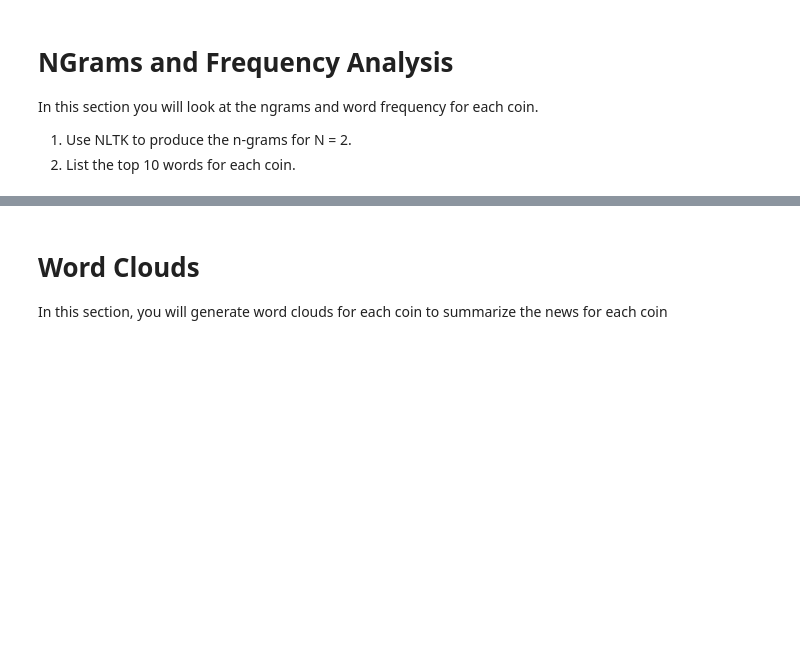
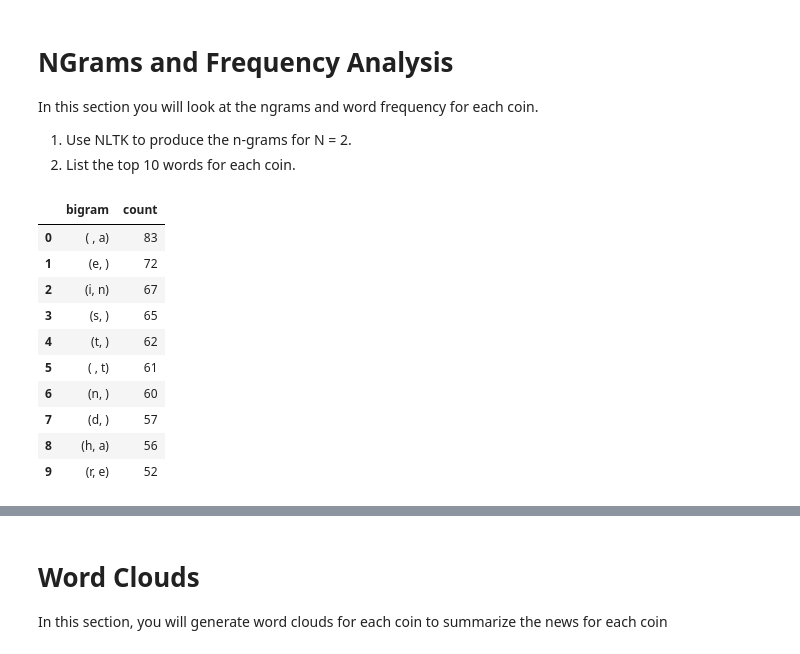
Before and after one commit to aalfiler/NLP, a Jupyter notebook: Code/crypto_sentiment.ipynb, the cells around one changed output, grey strips where cells are left out. Cells and saved outputs as stored; diff of their text form; code cells hidden in the pictures; blank space fills up the shorter version.

Commit message:
token and some n-gram

```diff
--- a/Code/crypto_sentiment.ipynb
+++ b/Code/crypto_sentiment.ipynb
@@ -203,0 +226,2 @@ import re
+# %%
+btc_big_string = ' '.join(btc_articles)
@@ -286,11 +284,21 @@ from collections import Counter
 from nltk import ngrams
 # %%
-# Generate the Bitcoin N-grams where N=2 - ERROR
-def btc_bigram_counter(btc_articles):
-    # Combine all articles in corpus into one large string
-    big_string = ' '.join(btc_articles)
-    bigrams = ngrams(btc_tokens, n=2)
-    top_10 = dict(Counter(bigrams).most_common(10))
-    return pd.DataFrame(list(top_10.items()), columns=['bigram', 'count'])
+# Generate the Bitcoin N-grams where N=2
+def btc_bigram_counter(btc_big_string):
+    bigrams = ngrams(btc_big_string, n=2)
+    btc_top_10 = dict(Counter(bigrams).most_common(10))
+    return pd.DataFrame(list(btc_top_10.items()), columns=['bigram', 'count'])
 
-btc_bigram_counter(btc_articles)
+btc_bigram_counter(btc_big_string)
+# %% [output]
+|  | bigram | count |
+| 0 | ( , a) | 83 |
+| 1 | (e, ) | 72 |
+| 2 | (i, n) | 67 |
+| 3 | (s, ) | 65 |
+| 4 | (t, ) | 62 |
+| 5 | ( , t) | 61 |
+| 6 | (n, ) | 60 |
+| 7 | (d, ) | 57 |
+| 8 | (h, a) | 56 |
+| 9 | (r, e) | 52 |
```
Also changed, not shown: parts of 28 cells of this notebook, 2 other files.
